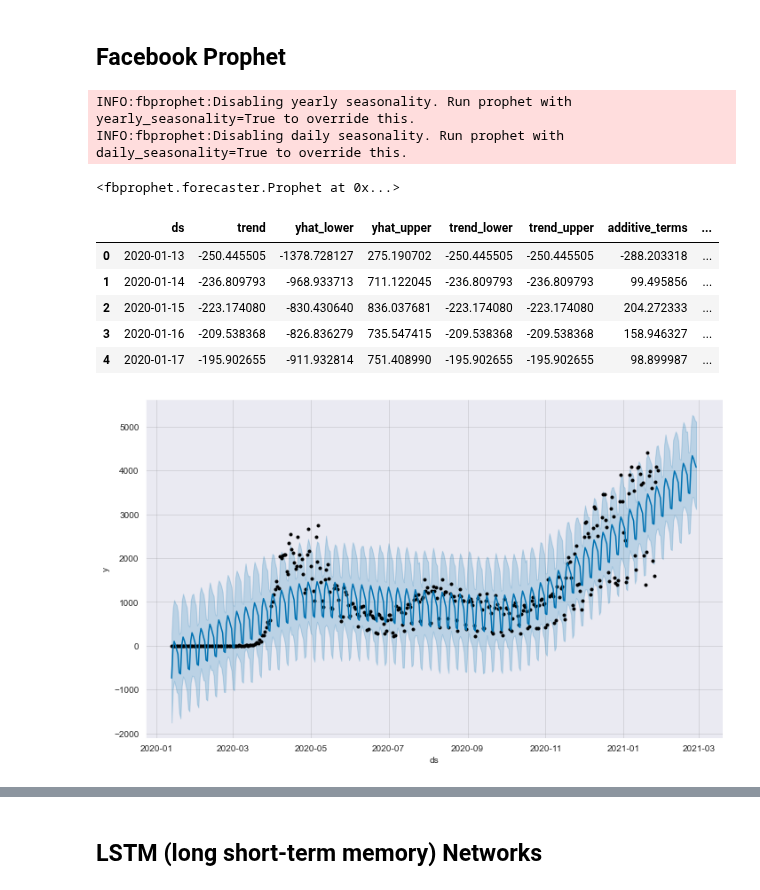
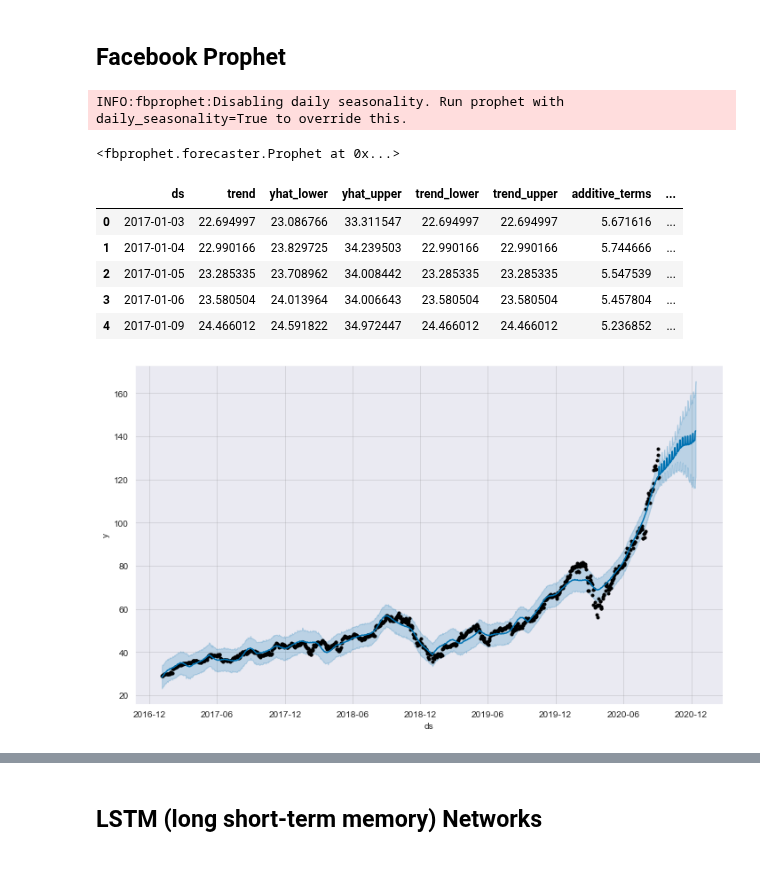
Before and after one commit to ghcn345/Stock-Market-Prediction, a Jupyter notebook: stock_market.ipynb, the cells around one changed output, grey strips where cells are left out. Saved outputs shown, nothing was run; the diff lists cells and outputs as text; code cells hidden in the pictures.

```diff
--- a/stock_market.ipynb
+++ b/stock_market.ipynb
@@ -727,7 +675,7 @@ plt.show()
 # ts = ts.reset_index()
 # ts = ts.rename(columns={'timeline': 'y'})
 # %%
-fb_death = pd.DataFrame()
-fb_death['y'] = df.deathIncrease
-fb_death.reset_index(inplace=True)
-fb_death = fb_death.rename(columns={'date': 'ds'})
+fb_close = pd.DataFrame()
+fb_close['y'] = df.Close
+fb_close.reset_index(inplace=True)
+fb_close.rename(columns={'Date': 'ds'}, inplace=True)
@@ -736,22 +682,23 @@ death_train_fb, death_test_fb = fb_death[:-100], fb_death[-100:]
+# %%
+close_train_fb, close_test_fb = fb_close[:-100], fb_close[-100:]
 # %%
-model_death = Prophet(interval_width=0.95)
-model_death.fit(death_train_fb)
+model_close = Prophet(interval_width=0.95)
+model_close.fit(close_train_fb)
 # %% [output]
-INFO:fbprophet:Disabling yearly seasonality. Run prophet with yearly_seasonality=True to override this.
 INFO:fbprophet:Disabling daily seasonality. Run prophet with daily_seasonality=True to override this.
 <fbprophet.forecaster.Prophet at 0x...>
 # %%
-future_dates = model_death.make_future_dataframe(periods=100, freq='D')
-forecast_death = model_death.predict(future_dates)
-forecast_death.head()
+future_dates = model_close.make_future_dataframe(periods=100, freq='D')
+forecast_close = model_close.predict(future_dates)
+forecast_close.head()
 # %% [output]
 |  | ds | trend | yhat_lower | yhat_upper | trend_lower | trend_upper | additive_terms | ... |
-| 0 | 2020-01-13 | -250.445505 | -1378.728127 | 275.190702 | -250.445505 | -250.445505 | -288.203318 | ... |
-| 1 | 2020-01-14 | -236.809793 | -968.933713 | 711.122045 | -236.809793 | -236.809793 | 99.495856 | ... |
-| 2 | 2020-01-15 | -223.174080 | -830.430640 | 836.037681 | -223.174080 | -223.174080 | 204.272333 | ... |
-| 3 | 2020-01-16 | -209.538368 | -826.836279 | 735.547415 | -209.538368 | -209.538368 | 158.946327 | ... |
-| 4 | 2020-01-17 | -195.902655 | -911.932814 | 751.408990 | -195.902655 | -195.902655 | 98.899987 | ... |
+| 0 | 2017-01-03 | 22.694997 | 23.086766 | 33.311547 | 22.694997 | 22.694997 | 5.671616 | ... |
+| 1 | 2017-01-04 | 22.990166 | 23.829725 | 34.239503 | 22.990166 | 22.990166 | 5.744666 | ... |
+| 2 | 2017-01-05 | 23.285335 | 23.708962 | 34.008442 | 23.285335 | 23.285335 | 5.547539 | ... |
+| 3 | 2017-01-06 | 23.580504 | 24.013964 | 34.006643 | 23.580504 | 23.580504 | 5.457804 | ... |
+| 4 | 2017-01-09 | 24.466012 | 24.591822 | 34.972447 | 24.466012 | 24.466012 | 5.236852 | ... |
 # %%
-model_death.plot(forecast_death, uncertainty=True);
+model_close.plot(forecast_close, uncertainty=True);
 # %% [output]
-[figure, old version]
+[figure, new version]
```
Also changed, not shown: parts of 35 cells of this notebook.
